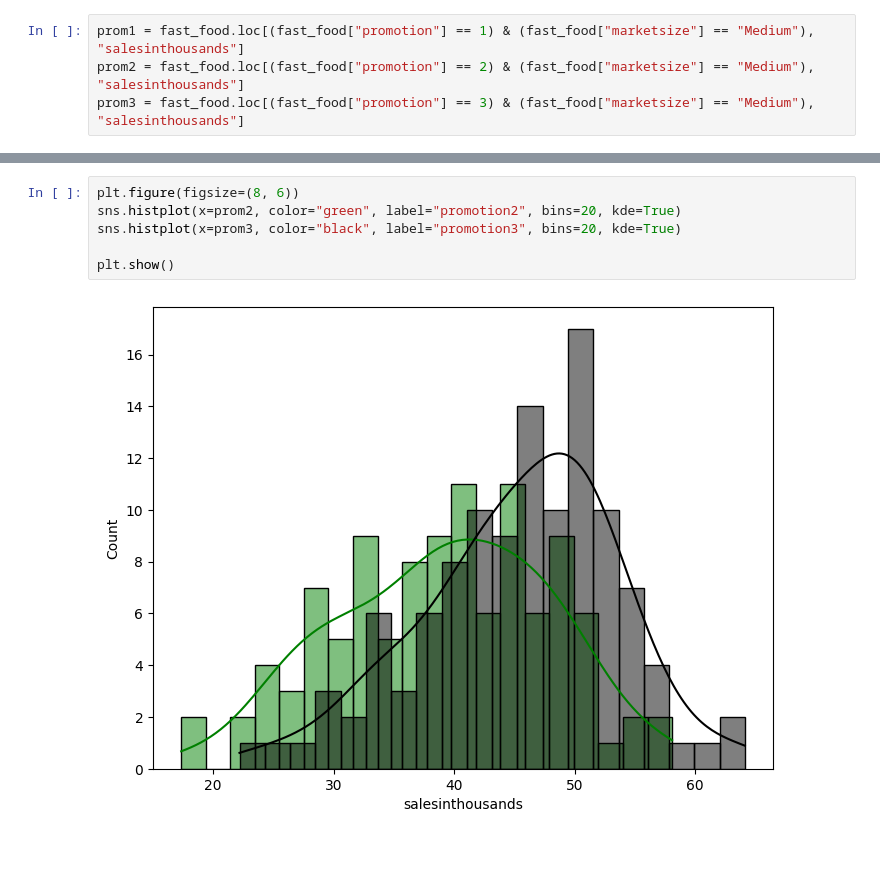
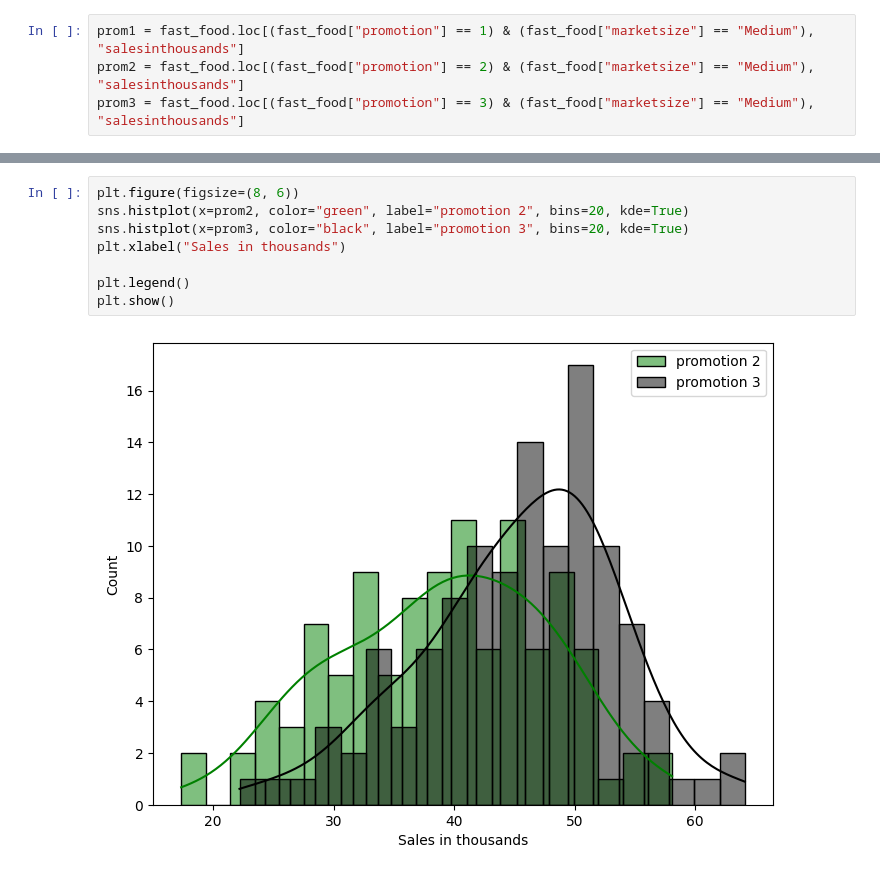
Before and after one commit to ShariYo/Modul2_Sprint2, a Jupyter notebook: project/fast_food.ipynb, the cells around one changed output, grey strips where cells are left out. Cells and saved outputs as stored; diff of their text form.

```diff
--- a/project/fast_food.ipynb
+++ b/project/fast_food.ipynb
@@ -161,8 +199,10 @@ Based on these results, it appears that Promotion 3 has significantly higher mea
 # %%
 plt.figure(figsize=(8, 6))
-sns.histplot(x=prom2, color="green", label="promotion2", bins=20, kde=True)
-sns.histplot(x=prom3, color="black", label="promotion3", bins=20, kde=True)
+sns.histplot(x=prom2, color="green", label="promotion 2", bins=20, kde=True)
+sns.histplot(x=prom3, color="black", label="promotion 3", bins=20, kde=True)
+plt.xlabel("Sales in thousands")
 
+plt.legend()
 plt.show()
 # %% [output]
-[figure, old version]
+[figure, new version]
```
Also changed, not shown: parts of 13 cells of this notebook.
